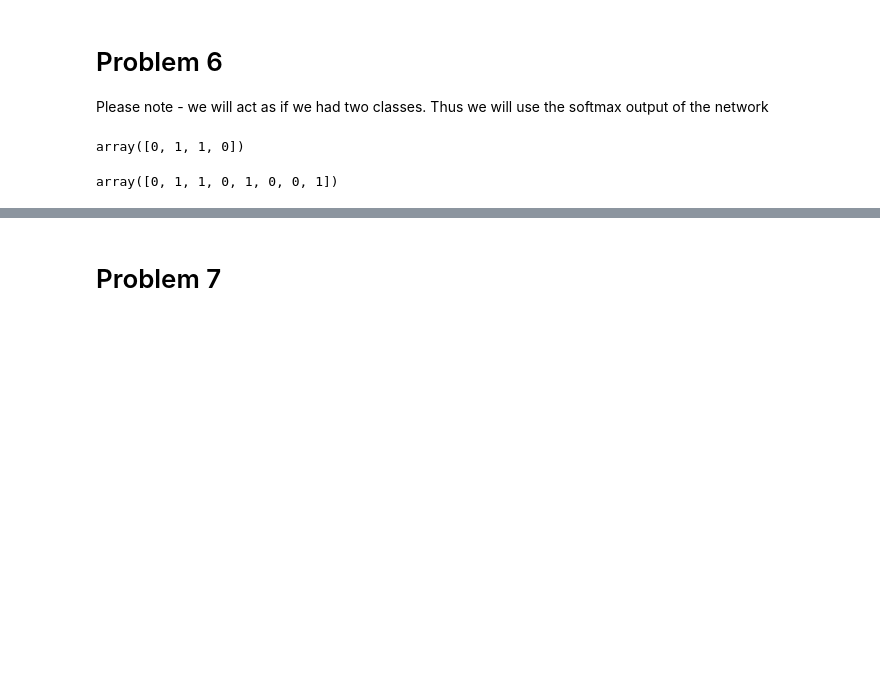
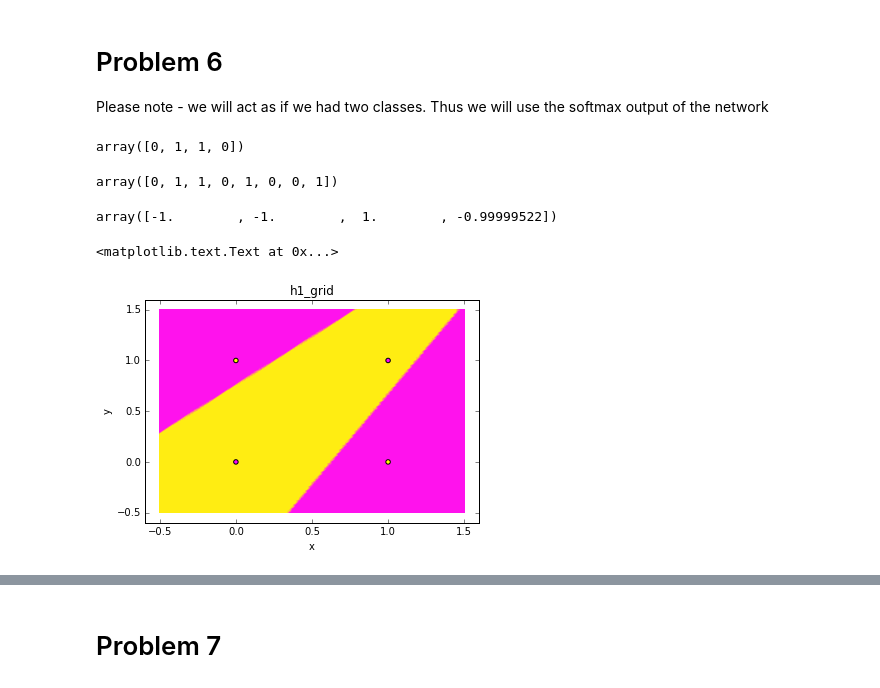
Before and after one commit to scoiatael/nn_assignments, a Jupyter notebook: assignment4/assignment4.ipynb, the cells around one changed output, grey strips where cells are left out. Saved outputs shown, nothing was run; the diff lists cells and outputs as text; code cells hidden in the pictures; blank space fills up the shorter version.

```diff
--- a/assignment4/assignment4.ipynb
+++ b/assignment4/assignment4.ipynb
@@ -191,7 +191,14 @@ title('Decision boundary found by SoftMax regression')
 
 Please note, that we **move the addition of the bias term** into the network implementation! Please note, that typically instead of changing the inputs we keep another vector of bias terms.
 # %%
-def TwoLayerNet_implementation(ThetaFlat, ThetaShapes, X, Y=None, return_probabilities=False, use_numerical_gradient=True):
+def TwoLayerNet_implementation(
+    ThetaFlat,
+    ThetaShapes,
+    X,
+    Y=None,
+    return_probabilities=False,
+    use_numerical_gradient=True,
+    return_hidden = False):
     """
     Compute the outputs of a softmax classifier, or the loss and gradient
 
@@ -221,7 +228,6 @@ def TwoLayerNet_implementation(ThetaFlat, ThetaShapes, X, Y=None, return_probabi
     #
     # TODO
     A1 = W1.T.dot(X_padded)
-    #
 
     #Apply the transfer function
     #
@@ -251,6 +257,9 @@ def TwoLayerNet_implementation(ThetaFlat, ThetaShapes, X, Y=None, return_probabi
         assert(abs(ret.sum() - 1.0) < 0.00001)
         return ret
     O = array([norm(o) for o in O.T]).T
+
+    if return_hidden:
+        return H1
 
     if return_probabilities:
         return O
@@ -378,26 +387,54 @@ W1 = (np.random.rand(4,num_hidden) - 0.5)
 W2 = (np.random.rand(num_hidden+1,2) -0.5)
 
 # Now flatten into an array
-Theta0, ThetaShape = encode_params([W1,W2])
+Theta0, ThetaShape3 = encode_params([W1,W2])
 
 #
 # TODO - apply L-BFGS to minimize the loss and get optimal ThetaOpt.
 #Make a function for training on irises
-xor_net_cost = lambda Theta: TwoLayerNet_implementation(Theta, ThetaShape,  XOR3X, XOR3Y, False)
+xor_net_cost = lambda Theta: TwoLayerNet_implementation(Theta, ThetaShape3,  XOR3X, XOR3Y, False)
 #Make sure that the gradient computation is OK
 check_gradient(xor_net_cost, Theta0)
 check_gradient(xor_net_cost, np.zeros_like(Theta0))
 check_gradient(xor_net_cost, np.ones_like(Theta0)*0.01)
-ThetaOpt = sopt.fmin_l_bfgs_b(xor_net_cost, Theta0, iprint=1)[0]
+ThetaOpt3 = sopt.fmin_l_bfgs_b(xor_net_cost, Theta0, iprint=1)[0]
 #
-
-TwoLayerNet_implementation(ThetaOpt, ThetaShape, XOR3X, return_probabilities=True).argmax(0)
-#
-# %% [output]
-array([0, 1, 1, 0, 1, 0, 0, 1])
+# %%
+TwoLayerNet_implementation(
+    ThetaOpt3,
+    ThetaShape3,
+    XOR3X,
+    return_probabilities=True).argmax(0)
+#
+# %% [output]
+array([0, 1, 1, 0, 1, 0, 0, 1])
 # %%
 #
 # (Bonus)
 # TODO - change network implementation code to return hidden activations.
 # Hint - locals() gives the dictionary of all objects in a functions's scope!
 #
+h1, h2 = TwoLayerNet_implementation(
+    ThetaOpt,
+    ThetaShape,
+    XOR2X,
+    return_hidden=True)
+#SoftMaxRegression_implementation(h1, XOR3X, return_probabilities=True)
+h1
+# %% [output]
+array([-1.        , -1.        ,  1.        , -0.99999522])
+# %%
+xor_x, xor_y = np.meshgrid(np.linspace(-0.5, 1.5, 100),
+                           np.linspace(-0.5, 1.5, 100))
+
+XorXGrid = np.vstack([xor_x.ravel(), xor_y.ravel()])
+h1_grid, h2_grid = TwoLayerNet_implementation(ThetaOpt, ThetaShape, XorXGrid, return_probabilities=True)
+# %%
+contourf(xor_x, xor_y, h1_grid.reshape(xor_x.shape), cmap='spring')
+scatter(XOR2X[0,:], XOR2X[1,:], c=XOR2Y.ravel(), cmap='spring')
+xlabel('x')
+ylabel('y')
+title('h1_grid')
+# %% [output]
+<matplotlib.text.Text at 0x...>
+[figure, added]
```
Also changed, not shown: parts of 4 cells of this notebook, 2 other files.
